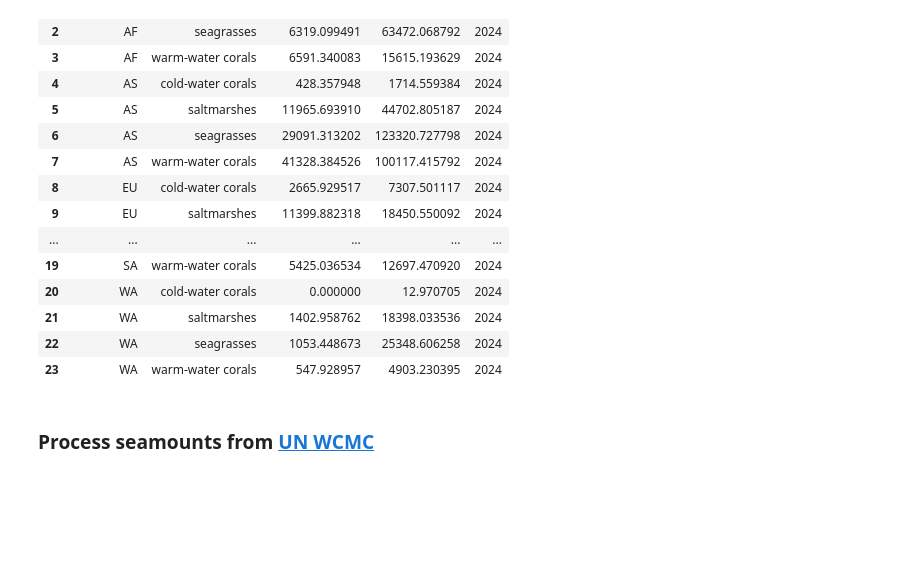
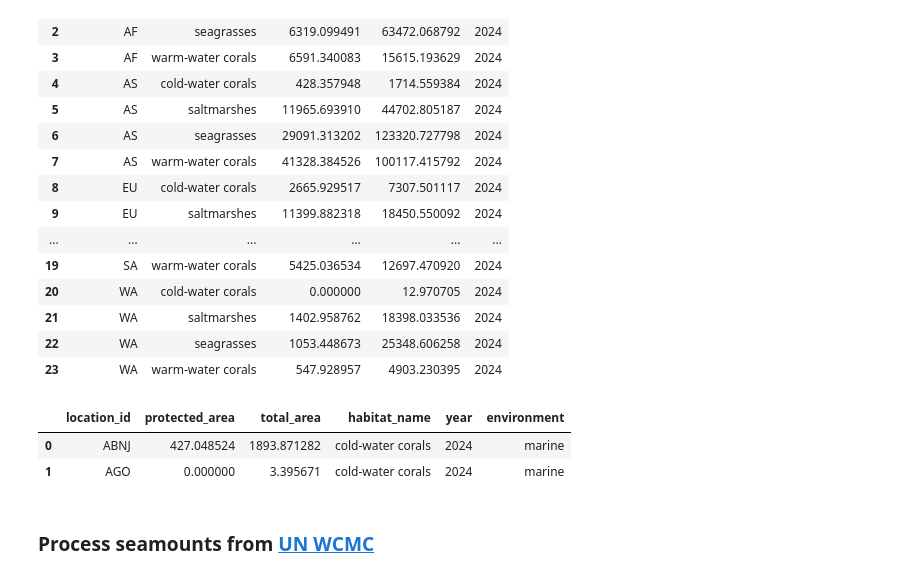
Before and after one commit to Vizzuality/skytruth-30x30, a Jupyter notebook: data/notebooks/habitat2.ipynb, the cells around one changed output. Drawn from its saved outputs; the diff is of its cells as text; code cells hidden in the pictures; blank space fills up the shorter version.

```diff
--- a/data/notebooks/habitat2.ipynb
+++ b/data/notebooks/habitat2.ipynb
@@ -264,6 +263,14 @@ habitats_regions
 # %%
 # Concatenate region statistics to the habitats dataframe
 habitats = pd.concat([habitats, habitats_regions])
+# %%
+# Add environment
+habitats['environment'] = 'marine'
+habitats.head(2)
+# %% [output]
+|  | location_id | protected_area | total_area | habitat_name | year | environment |
+| 0 | ABNJ | 427.048524 | 1893.871282 | cold-water corals | 2024 | marine |
+| 1 | AGO | 0.000000 | 3.395671 | cold-water corals | 2024 | marine |
 # %%
 habitats.to_csv(path_out + "habitats/ocean+_processed.csv", index=False)
 # %% [markdown]
```
Also changed, not shown: parts of 9 cells of this notebook, 3 other files.
